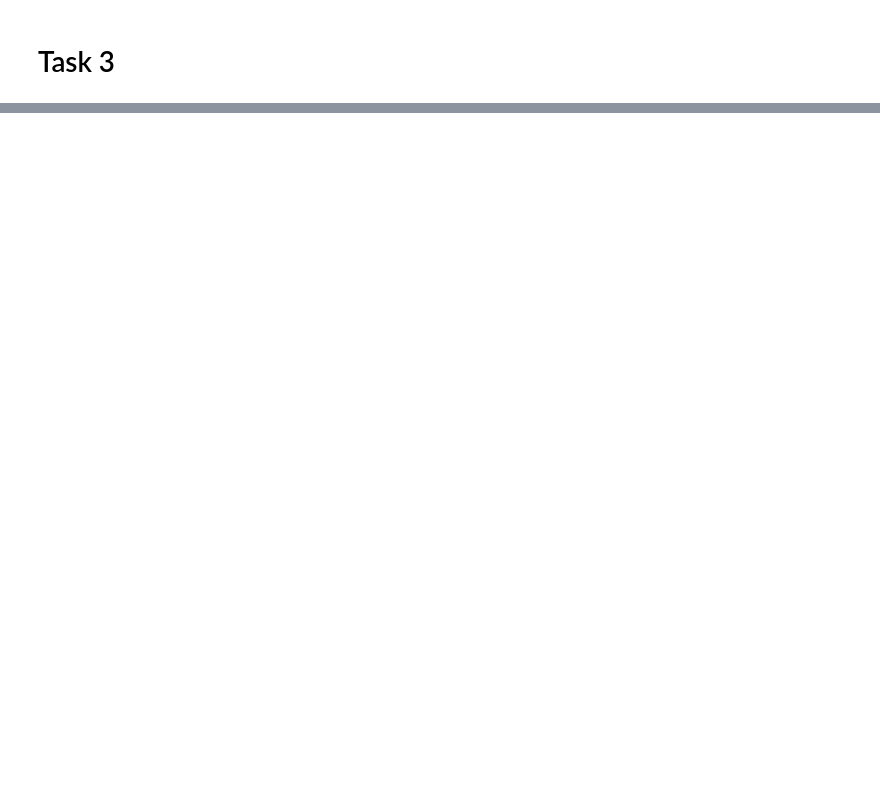
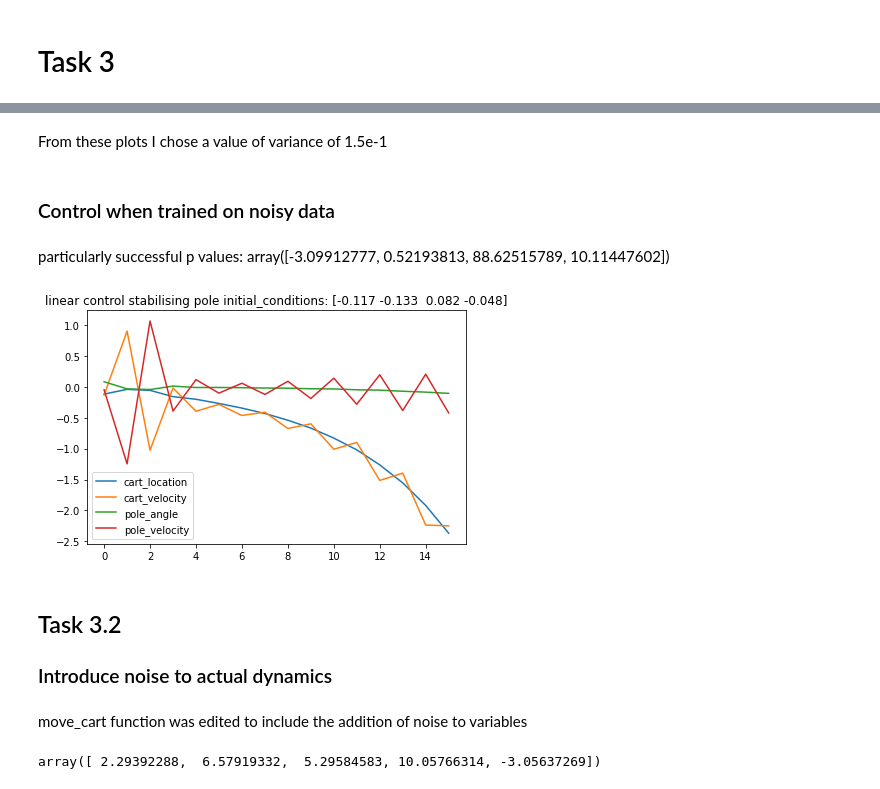
Before and after one commit to jordanesmith/SF3-Machine-Learning-Project, a Jupyter notebook: Task3.ipynb, the cells around one changed output, grey strips where cells are left out. Saved outputs shown, nothing was run; the diff lists cells and outputs as text; code cells hidden in the pictures; blank space fills up the shorter version.

```diff
--- a/Task3.ipynb
+++ b/Task3.ipynb
@@ -36,0 +213,4 @@ sigma = np.std(x_train, axis=0)
+# %% [markdown]
+From these plots I chose a value of variance of 1.5e-1
+# %% [markdown]
+### Control when trained on noisy data
@@ -36,0 +223,36 @@ sigma = np.std(x_train, axis=0)
+# %%
+p = np.array([-3.09912777, 0.52193813, 88.62515789, 10.11447602])
+# %% [markdown]
+particularly successful p values: array([-3.09912777,  0.52193813, 88.62515789, 10.11447602])
+# %%
+x_ = add_noise([0,0,0.1,0,0], var=1.5e-1)
+x_history = [x_.copy()]
+steps = 15
+
+for step in range(steps):
+    action_ = np.dot(p, x_[:-1])
+    x_[-1] = action_
+    x_ = np.array(move_cart(x_, steps=1, display_plots=False, remap_angle=False))
+    x_history.append(x_)
+
+x_history = np.array(x_history)
+
+fig, ax = plt.subplots(1, 1)
+
+for i in [0,1,2,3]:
+    ax.plot([i for i in range(steps+1)], [x[i] for x in x_history], label=index_to_variable[i])
+ax.set_title('linear control stabilising pole initial_conditions: {}'.format(np.round(x_history[0][:-1],3)))
+ax.legend()
+fig.tight_layout()
+# plt.savefig(plot_path + 'linear_policy_performance_trained_clean_test_noisy')
+# %% [output]
+[figure, added]
+# %% [markdown]
+## Task 3.2
+### Introduce noise to actual dynamics
+# %% [markdown]
+move_cart function was edited to include the addition of noise to variables
+# %%
+np.array(move_cart(x_train[0], steps=1, display_plots=False, remap_angle=False, noisy_dynamics=True, noise_function=add_noise, var=1.5e-1))
+# %% [output]
+array([ 2.29392288,  6.57919332,  5.29584583, 10.05766314, -3.05637269])
```
Also changed, not shown: parts of 24 cells of this notebook, 1 other file.
